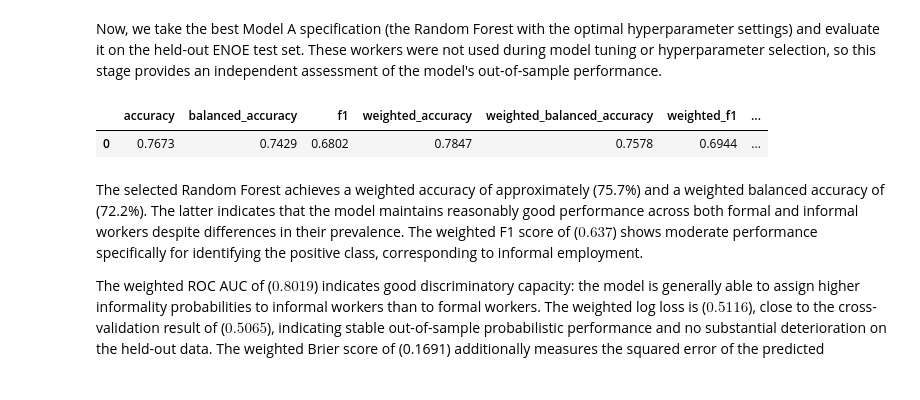
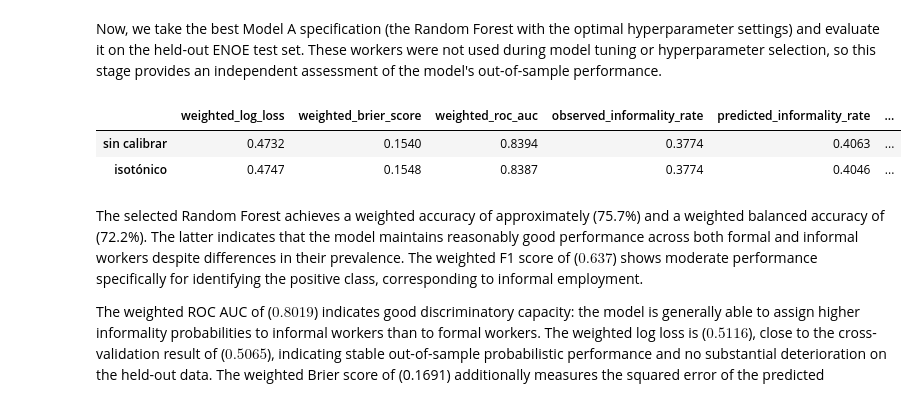
Before and after one commit to CentroFuturoCiudades/informal-jobs-model, a Jupyter notebook: notebooks/05_informality_model.ipynb, the cells around one changed output. Saved outputs shown, nothing was run; the diff lists cells and outputs as text; code cells hidden in the pictures.

```diff
--- a/notebooks/05_informality_model.ipynb
+++ b/notebooks/05_informality_model.ipynb
@@ -187,9 +187,17 @@ Now, we take the best Model A specification (the Random Forest with the optimal
 # %%
 with_education_metrics, with_education_confusion, with_education_calibration = src.evaluate_informality_model(with_education_best_model, enoe_informality_test, features=with_education_features)
 with_education_metrics.round(4)
+
+# Isotonic recalibration learned from household-grouped out-of-fold predictions on the training fold, compared on the
+# same held-out metro households. ECE = expected calibration error; slope/intercept from a weighted logistic fit of
+# the outcome on logit(p): (1, 0) is perfect, slope < 1 over-confident.
+with_education_calibrated_model = src.calibrate_informality_model(with_education_best_model, enoe_informality_train, features=with_education_features)
+with_education_comparison, with_education_comparison_tables = src.compare_informality_models({"sin calibrar": with_education_best_model, "isotónico": with_education_calibrated_model}, enoe_informality_test, features=with_education_features)
+with_education_comparison[["weighted_log_loss", "weighted_brier_score", "weighted_roc_auc", "observed_informality_rate", "predicted_informality_rate", "calibration_gap_pp", "ece", "calibration_slope", "calibration_intercept"]].round(4)
 # %% [output]
-|  | accuracy | balanced_accuracy | f1 | weighted_accuracy | weighted_balanced_accuracy | weighted_f1 | ... |
-| 0 | 0.7673 | 0.7429 | 0.6802 | 0.7847 | 0.7578 | 0.6944 | ... |
+|  | weighted_log_loss | weighted_brier_score | weighted_roc_auc | observed_informality_rate | predicted_informality_rate | ... |
+| sin calibrar | 0.4732 | 0.1540 | 0.8394 | 0.3774 | 0.4063 | ... |
+| isotónico | 0.4747 | 0.1548 | 0.8387 | 0.3774 | 0.4046 | ... |
 # %% [markdown]
 The selected Random Forest achieves a weighted accuracy of approximately (75.7%) and a weighted balanced accuracy of (72.2%). The latter indicates that the model maintains reasonably good performance across both formal and informal workers despite differences in their prevalence. The weighted F1 score of ($0.637$) shows moderate performance specifically for identifying the positive class, corresponding to informal employment.
 
```
Also changed, not shown: parts of 7 cells of this notebook, 17 other files.
